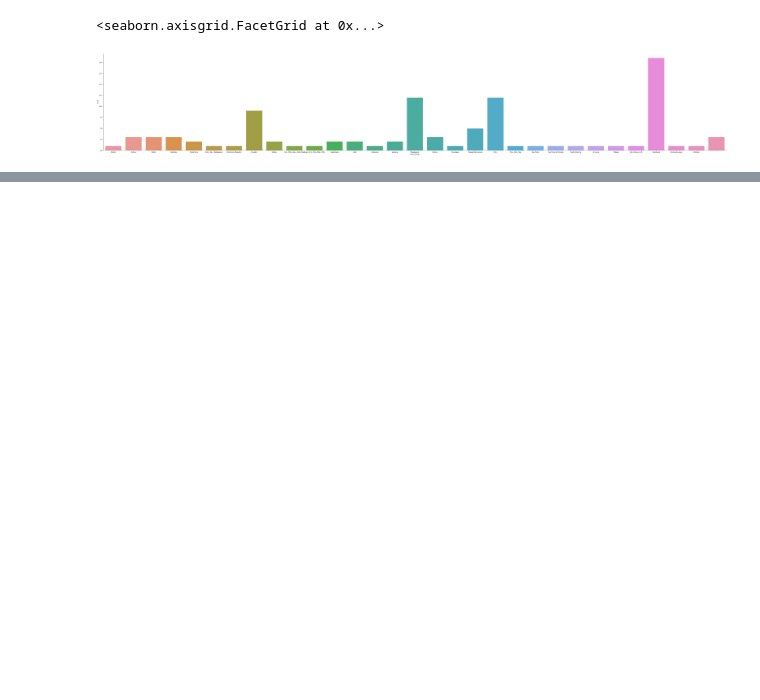
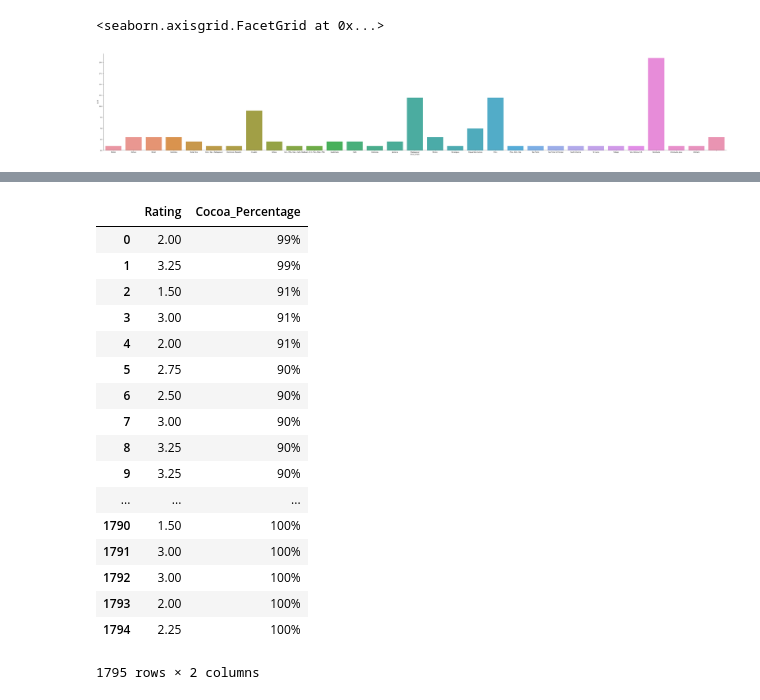
Before and after one commit to a-hawley/Chocolate-Bar-Analysis, a Jupyter notebook: Chocolate Bars.ipynb, the cells around one changed output, grey strips where cells are left out. Drawn from its saved outputs; the diff is of its cells as text; code cells hidden in the pictures; blank space fills up the shorter version.

```diff
--- a/Chocolate Bars.ipynb
+++ b/Chocolate Bars.ipynb
@@ -96,0 +99,24 @@ Although Peru, Madagascar, and Ecuador have 10 or more 4 star ratings, Venezuela
+# %%
+read("""
+    SELECT Rating, Cocoa_Percentage FROM chocolateBars
+    WHERE Cocoa_Percentage ORDER BY Cocoa_Percentage DESC;
+""", conn)
+# %% [output]
+|  | Rating | Cocoa_Percentage |
+| 0 | 2.00 | 99% |
+| 1 | 3.25 | 99% |
+| 2 | 1.50 | 91% |
+| 3 | 3.00 | 91% |
+| 4 | 2.00 | 91% |
+| 5 | 2.75 | 90% |
+| 6 | 2.50 | 90% |
+| 7 | 3.00 | 90% |
+| 8 | 3.25 | 90% |
+| 9 | 3.25 | 90% |
+| ... | ... | ... |
+| 1790 | 1.50 | 100% |
+| 1791 | 3.00 | 100% |
+| 1792 | 3.00 | 100% |
+| 1793 | 2.00 | 100% |
+| 1794 | 2.25 | 100% |
+1795 rows × 2 columns
```
Also changed, not shown: parts of 6 cells of this notebook.
